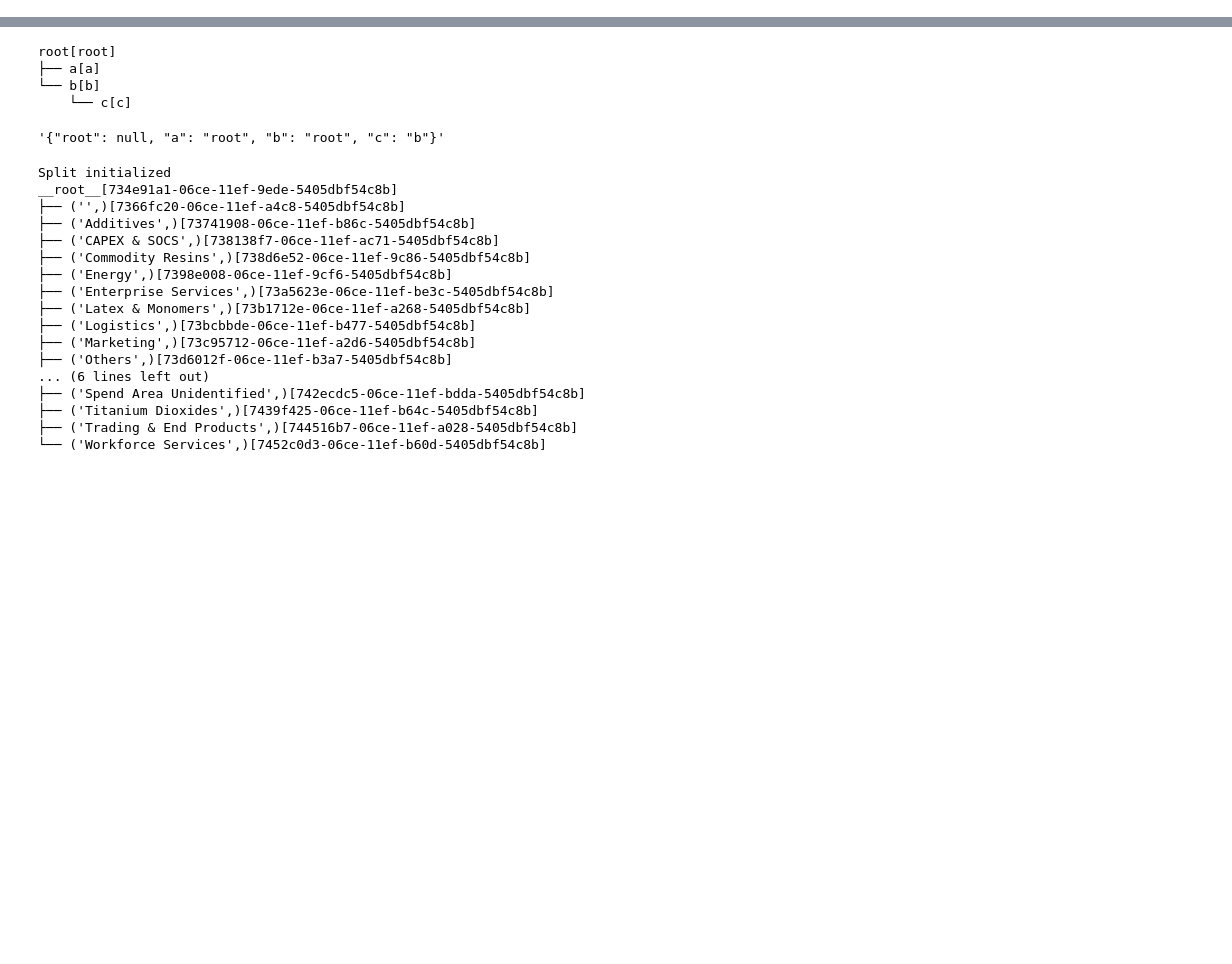
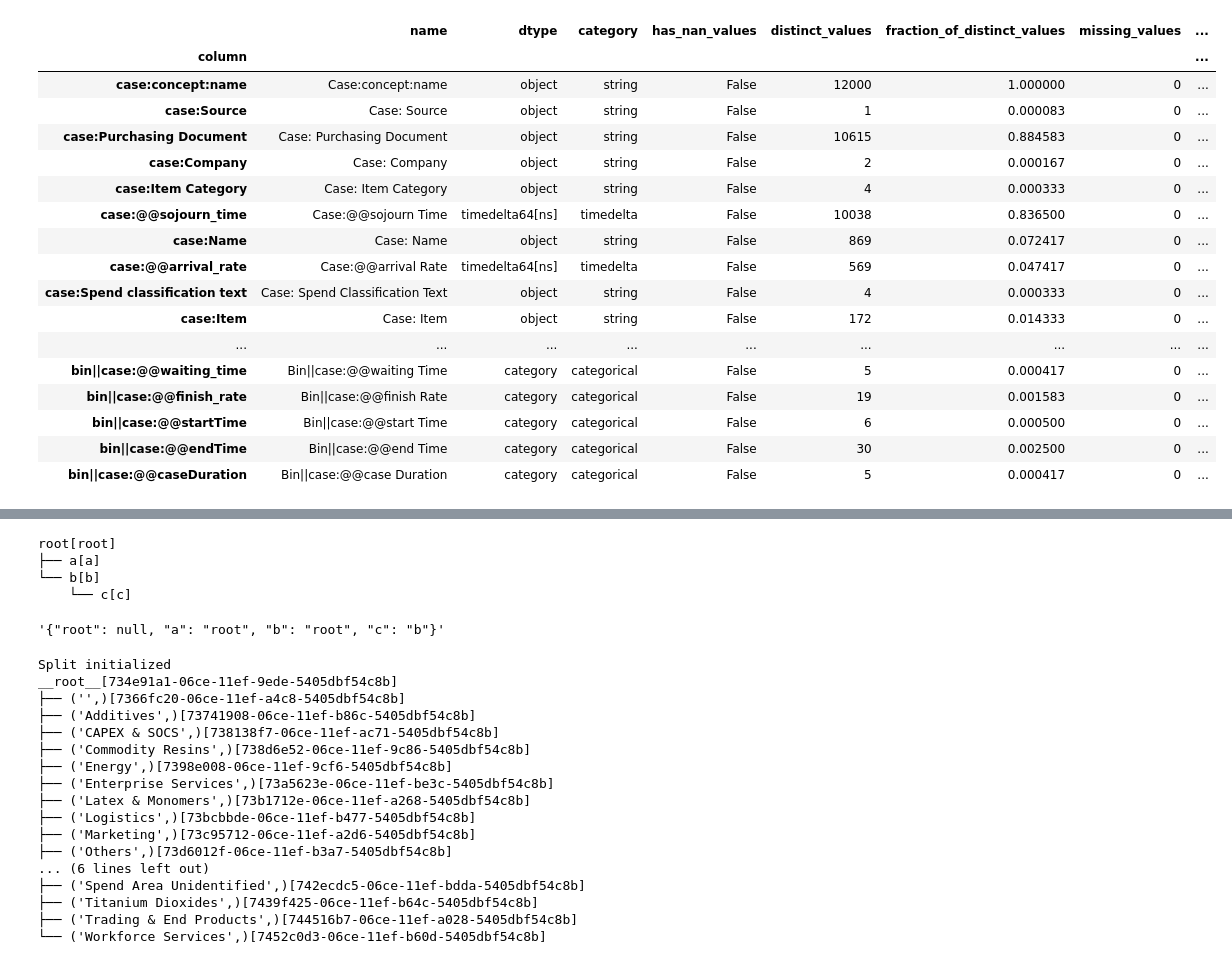
Before and after one commit to dtdi/variant-explorer-app, a Jupyter notebook: backend/lab/02_data_analysis.ipynb, the cells around one changed output, grey strips where cells are left out. Cells and saved outputs as stored; diff of their text form; code cells hidden in the pictures; blank space fills up the shorter version.

Commit message:
column defintions

```diff
--- a/backend/lab/02_data_analysis.ipynb
+++ b/backend/lab/02_data_analysis.ipynb
@@ -137,6 +138,27 @@ def _describe_dataframe(df):
 
 # usage
 df_meta = _describe_dataframe(df_joined)
+# %%
+df_meta
+# %% [output]
+|  | name | dtype | category | has_nan_values | distinct_values | fraction_of_distinct_values | missing_values | ... |
+| column |  |  |  |  |  |  |  | ... |
+| case:concept:name | Case:concept:name | object | string | False | 12000 | 1.000000 | 0 | ... |
+| case:Source | Case: Source | object | string | False | 1 | 0.000083 | 0 | ... |
+| case:Purchasing Document | Case: Purchasing Document | object | string | False | 10615 | 0.884583 | 0 | ... |
+| case:Company | Case: Company | object | string | False | 2 | 0.000167 | 0 | ... |
+| case:Item Category | Case: Item Category | object | string | False | 4 | 0.000333 | 0 | ... |
+| case:@@sojourn_time | Case:@@sojourn Time | timedelta64[ns] | timedelta | False | 10038 | 0.836500 | 0 | ... |
+| case:Name | Case: Name | object | string | False | 869 | 0.072417 | 0 | ... |
+| case:@@arrival_rate | Case:@@arrival Rate | timedelta64[ns] | timedelta | False | 569 | 0.047417 | 0 | ... |
+| case:Spend classification text | Case: Spend Classification Text | object | string | False | 4 | 0.000333 | 0 | ... |
+| case:Item | Case: Item | object | string | False | 172 | 0.014333 | 0 | ... |
+| ... | ... | ... | ... | ... | ... | ... | ... | ... |
+| bin||case:@@waiting_time | Bin||case:@@waiting Time | category | categorical | False | 5 | 0.000417 | 0 | ... |
+| bin||case:@@finish_rate | Bin||case:@@finish Rate | category | categorical | False | 19 | 0.001583 | 0 | ... |
+| bin||case:@@startTime | Bin||case:@@start Time | category | categorical | False | 6 | 0.000500 | 0 | ... |
+| bin||case:@@endTime | Bin||case:@@end Time | category | categorical | False | 30 | 0.002500 | 0 | ... |
+| bin||case:@@caseDuration | Bin||case:@@case Duration | category | categorical | False | 5 | 0.000417 | 0 | ... |
 # %%
 df_meta.to_pickle("./data/df_meta.pkl")
 # %%
```
Also changed, not shown: parts of 3 cells of this notebook, 37 other files.
